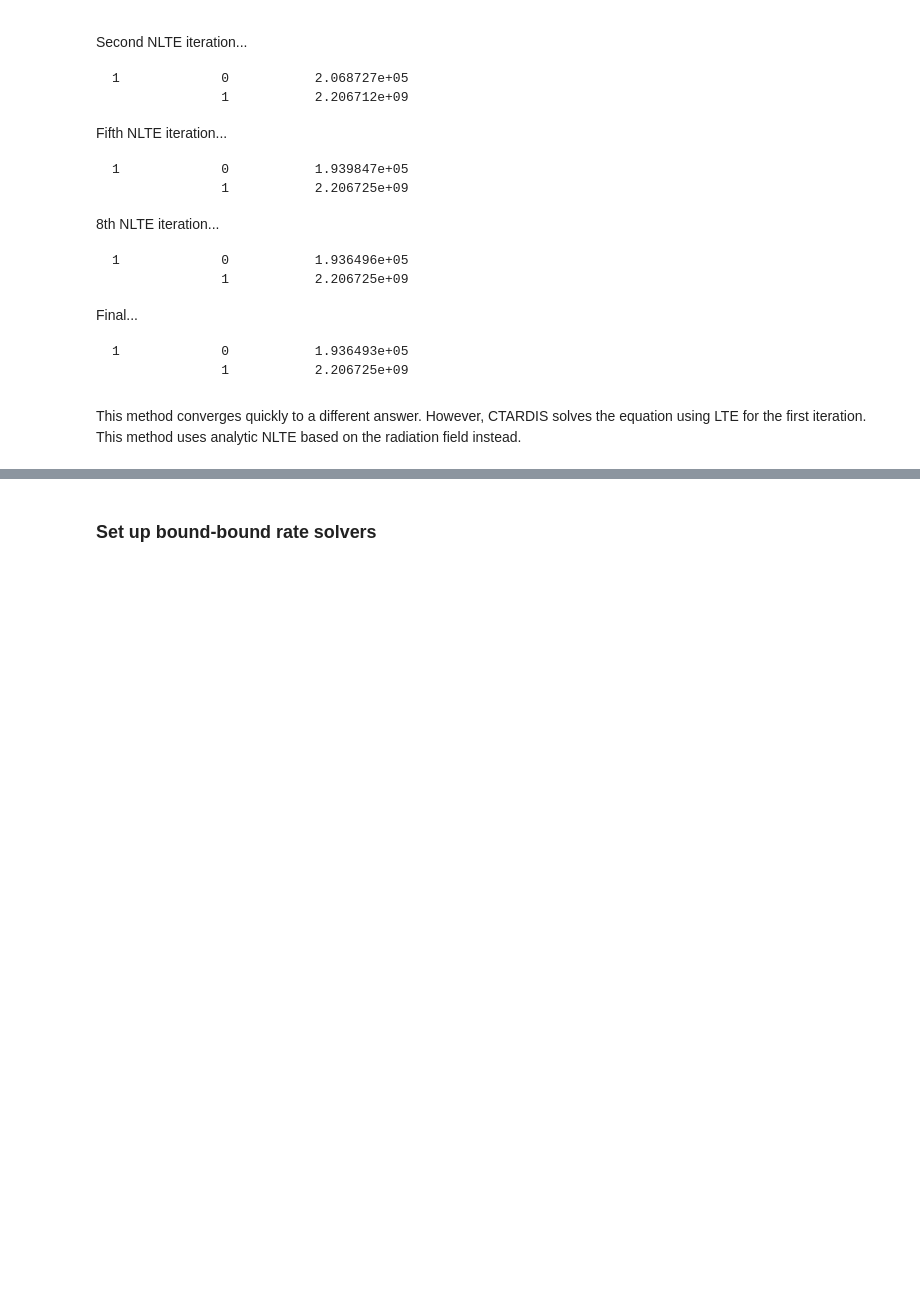
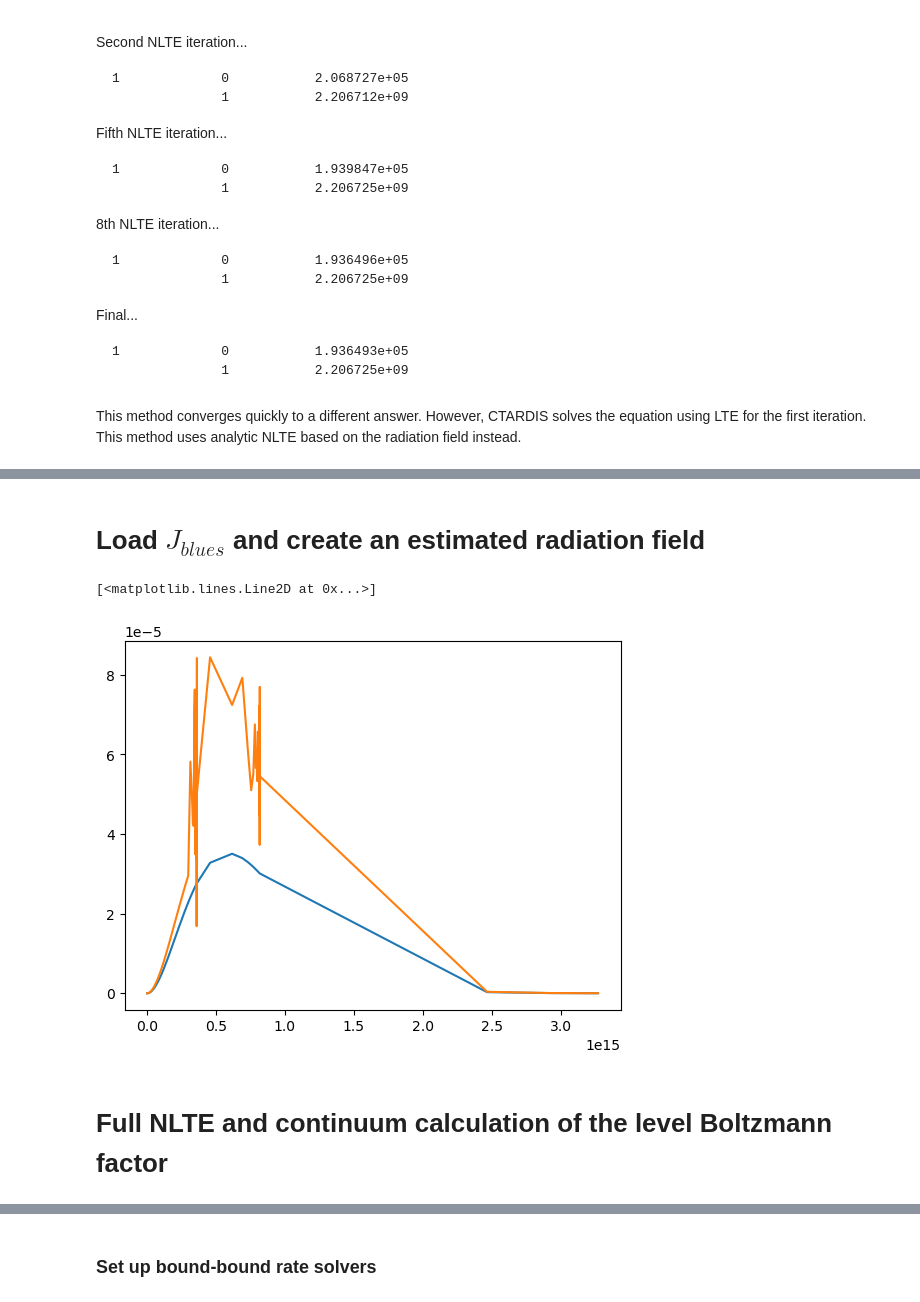
Before and after one commit to andrewfullard/tardis, a Jupyter notebook: docs/physics_walkthrough/plasma/equilibrium/hydrogen_continuum.ipynb, the cells around one changed output, grey strips where cells are left out. Drawn from its saved outputs; the diff is of its cells as text; code cells hidden in the pictures; blank space fills up the shorter version.

Commit message:
NLTE/continuum boltzmann factor solution

```diff
--- a/docs/physics_walkthrough/plasma/equilibrium/hydrogen_continuum.ipynb
+++ b/docs/physics_walkthrough/plasma/equilibrium/hydrogen_continuum.ipynb
@@ -87,6 +87,17 @@ ctardis_lines_indexed.index = ctardis_multiindex
 # Find lines in ctardis but not in plasma
 ctardis_only = ctardis_lines_indexed.index.difference(plasma_lines.index)
 print(f"Lines in ctardis_lines but not in plasma.atom_data.lines: {len(ctardis_only)}")
-print(ctardis_only)
+
+# Find lines present in both ctardis and plasma
+common_lines = ctardis_lines_indexed.index.intersection(plasma_lines.index)
+print(f"Lines in both ctardis_lines and plasma.atom_data.lines: {len(common_lines)}")
+
+# Create list of indices for ctardis_lines that correspond to lines present in atom_data.lines
+common_indices = []
+for idx, line_index in enumerate(ctardis_lines_indexed.index):
+    if line_index in plasma_lines.index:
+        common_indices.append(idx)
+
+print(f"Number of common line indices: {len(common_indices)}")
 # %% [output]
 Lines in ctardis_lines but not in plasma.atom_data.lines: 16
@@ -277,0 +333,10 @@ analytic_ion_number_density
+# %% [markdown]
+# Load $J_{blues}$ and create an estimated radiation field
+# %%
+j_blues_ctardis = pd.read_csv("/home/afullard/tardis-chvogl-configs/j_blues.csv", index_col=0)
+# %%
+plt.plot(atom_data.lines.loc[ION_SLICE, :].nu.values * u.Hz, radiation_field.calculate_mean_intensity(atom_data.lines.loc[ION_SLICE, :].nu.values * u.Hz))
+plt.plot(atom_data.lines.loc[ION_SLICE, :].nu, j_blues_ctardis.iloc[common_indices, 0])
+# %% [output]
+[<matplotlib.lines.Line2D at 0x...>]
+[figure, added]
@@ -277,0 +365,2 @@ analytic_ion_number_density
+# %% [markdown]
+# Full NLTE and continuum calculation of the level Boltzmann factor
```
Also changed, not shown: parts of 30 cells of this notebook, 2 other files.
